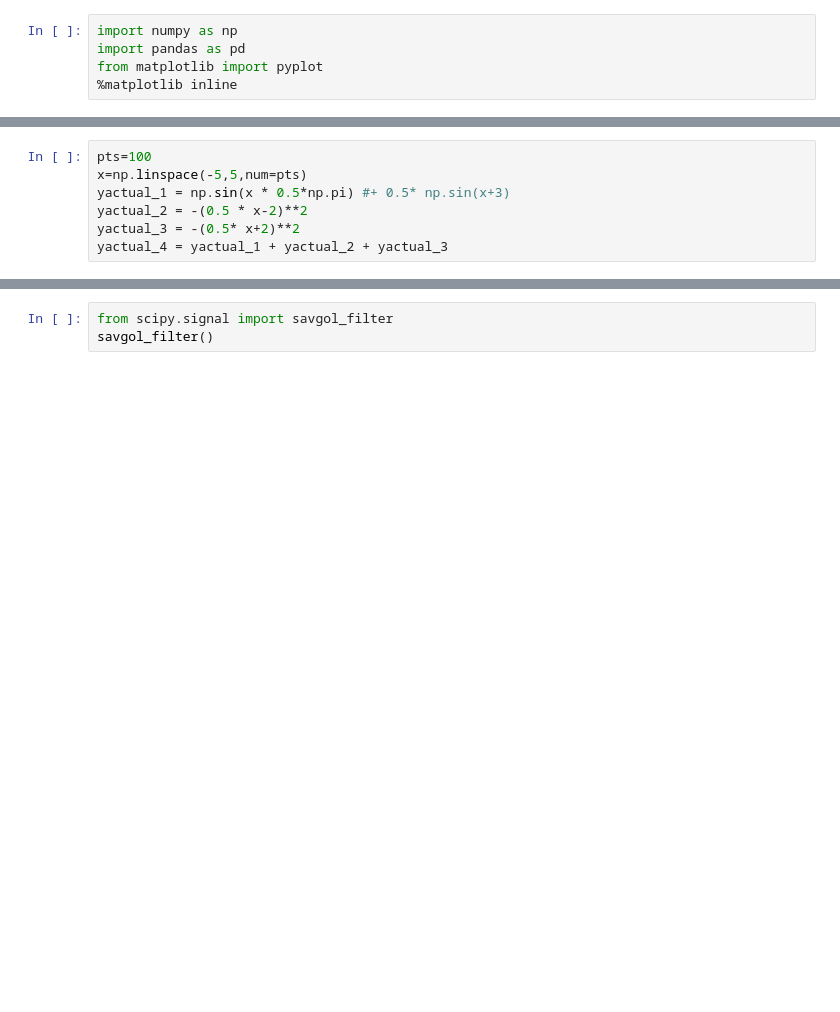
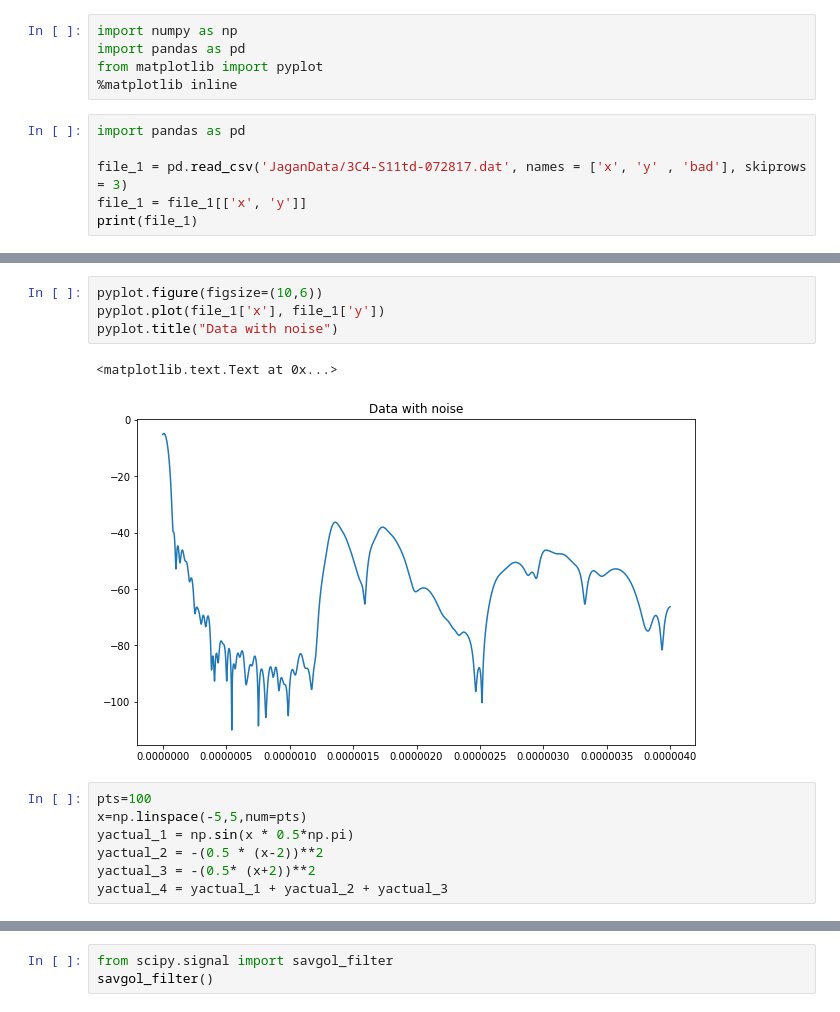
Before and after one commit to tacohen125/peakShoulderFinder, a Jupyter notebook: second_derivative_calculator.ipynb, the cells around one changed output, grey strips where cells are left out. Cells and saved outputs as stored; diff of their text form; blank space fills up the shorter version.

```diff
--- a/second_derivative_calculator.ipynb
+++ b/second_derivative_calculator.ipynb
@@ -3,3 +3,9 @@ import numpy as np
 import pandas as pd
 from matplotlib import pyplot
 %matplotlib inline
+# %%
+import pandas as pd
+
+file_1 = pd.read_csv('JaganData/3C4-S11td-072817.dat', names = ['x', 'y' , 'bad'], skiprows = 3)
+file_1 = file_1[['x', 'y']]
+print(file_1)
@@ -6,9 +30,16 @@ from matplotlib import pyplot
+# %%
+pyplot.figure(figsize=(10,6))
+pyplot.plot(file_1['x'], file_1['y'])
+pyplot.title("Data with noise")
+# %% [output]
+<matplotlib.text.Text at 0x...>
+[figure, added]
 # %%
 pts=100
 x=np.linspace(-5,5,num=pts)
-yactual_1 = np.sin(x * 0.5*np.pi) #+ 0.5* np.sin(x+3)
-yactual_2 = -(0.5 * x-2)**2
-yactual_3 = -(0.5* x+2)**2
+yactual_1 = np.sin(x * 0.5*np.pi)
+yactual_2 = -(0.5 * (x-2))**2
+yactual_3 = -(0.5* (x+2))**2
 yactual_4 = yactual_1 + yactual_2 + yactual_3
 # %%
 pyplot.figure(figsize=(10,6))
```
Also changed, not shown: parts of 7 cells of this notebook.
